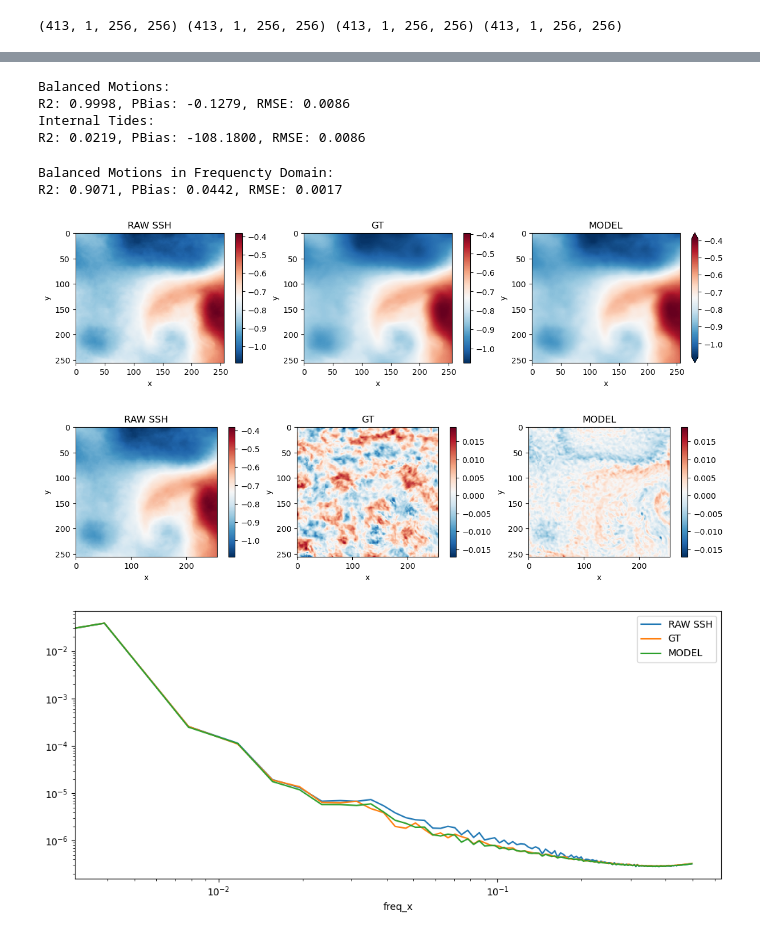
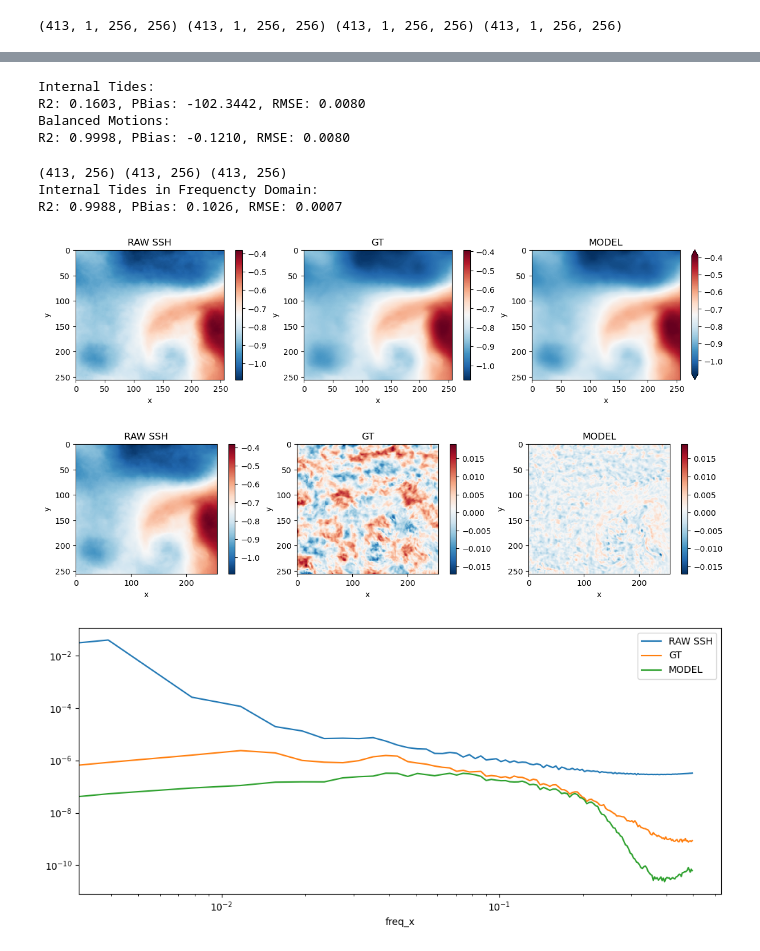
Before and after one commit to smhassanerfani/leap_momentum, a Jupyter notebook: 06-CNN.ipynb, the cells around one changed output, grey strips where cells are left out. Cells and saved outputs as stored; diff of their text form; code cells hidden in the pictures.

Commit message:
modified analysis on  frequency domain

```diff
--- a/06-CNN.ipynb
+++ b/06-CNN.ipynb
@@ -316,73 +297,74 @@ inps = inps * (dataset.transform_dict['inputs'][1] - dataset.transform_dict['inp
 tars1 = tars1 * (dataset.transform_dict['targets_bm'][1] - dataset.transform_dict['targets_bm'][0]) + dataset.transform_dict['targets_bm'][0]
 tars2 = tars2 * (dataset.transform_dict['targets_it'][1] - dataset.transform_dict['targets_it'][0]) + dataset.transform_dict['targets_it'][0]
 
-gens1 = gens1 * (dataset.transform_dict['targets_bm'][1] - dataset.transform_dict['targets_bm'][0]) + dataset.transform_dict['targets_bm'][0]
+gens1 = gens1 * (dataset.transform_dict['targets_it'][1] - dataset.transform_dict['targets_it'][0]) + dataset.transform_dict['targets_it'][0]
 
 gens2 = inps - gens1
 # %%
-r2 = r2_score(tars1.reshape(413, -1), gens1.reshape(413, -1))
-mse = mean_squared_error(tars1.reshape(413, -1), gens1.reshape(413, -1), squared=False)
-pbias = 100 * np.sum(gens1 - tars1) / np.sum(tars1)
+r2 = r2_score(tars2.reshape(413, -1), gens1.reshape(413, -1))
+mse = mean_squared_error(tars2.reshape(413, -1), gens1.reshape(413, -1), squared=False)
+pbias = 100 * np.sum(gens1 - tars2) / np.sum(tars2)
+
+print('Internal Tides:')
+print(f'R2: {r2:.4f}, PBias: {pbias:.4f}, RMSE: {mse:.4f}')
+
+r2 = r2_score(tars1.reshape(413, -1), gens2.reshape(413, -1))
+mse = mean_squared_error(tars1.reshape(413, -1), gens2.reshape(413, -1), squared=False)
+pbias = 100 * np.sum(gens2 - tars1) / np.sum(tars1)
 
 print('Balanced Motions:')
 print(f'R2: {r2:.4f}, PBias: {pbias:.4f}, RMSE: {mse:.4f}')
-
-r2 = r2_score(tars2.reshape(413, -1), gens2.reshape(413, -1))
-mse = mean_squared_error(tars2.reshape(413, -1), gens2.reshape(413, -1), squared=False)
-pbias = 100 * np.sum(gens2 - tars2) / np.sum(tars2)
-
-print('Internal Tides:')
-print(f'R2: {r2:.4f}, PBias: {pbias:.4f}, RMSE: {mse:.4f}')
 # %% [output]
+Internal Tides:
+R2: 0.1603, PBias: -102.3442, RMSE: 0.0080
 Balanced Motions:
-R2: 0.9998, PBias: -0.1279, RMSE: 0.0086
-Internal Tides:
-R2: 0.0219, PBias: -108.1800, RMSE: 0.0086
+R2: 0.9998, PBias: -0.1210, RMSE: 0.0080
 # %%
 da_rw = xr.DataArray(inps.squeeze(), dims=['z', 'x', 'y'])
 da_gt = xr.DataArray(tars1.squeeze(), dims=['z', 'x', 'y'])
-da_gn = xr.DataArray(gens1.squeeze(), dims=['z', 'x', 'y'])
+da_gn = xr.DataArray(gens2.squeeze(), dims=['z', 'x', 'y'])
 
-ps_rw = xrft.power_spectrum(da_rw, 'x', window='hamming').rename('rw').values
-ps_gt = xrft.power_spectrum(da_gt, 'x', window='hamming').rename('gt').values
-ps_gn = xrft.power_spectrum(da_gn, 'x', window='hamming').rename('gn').values
+ps_rw = xrft.power_spectrum(da_rw, 'x', window='hamming').mean('y').values
+ps_gt = xrft.power_spectrum(da_gt, 'x', window='hamming').mean('y').values
+ps_gn = xrft.power_spectrum(da_gn, 'x', window='hamming').mean('y').values
 
-r2 = r2_score(ps_gt.reshape(413, -1), ps_gn.reshape(413, -1))
-mse = mean_squared_error(ps_gt.reshape(413, -1), ps_gn.reshape(413, -1), squared=False)
+r2 = r2_score(ps_gt, ps_gn)
+mse = mean_squared_error(ps_gt, ps_gn, squared=False)
 pbias = 100 * np.sum(ps_gt - ps_gn) / np.sum(ps_gt)
 
-print('Balanced Motions in Frequencty Domain:')
+print('Internal Tides in Frequencty Domain:')
 print(f'R2: {r2:.4f}, PBias: {pbias:.4f}, RMSE: {mse:.4f}')
 # %% [output]
-Balanced Motions in Frequencty Domain:
-R2: 0.9071, PBias: 0.0442, RMSE: 0.0017
+(413, 256) (413, 256) (413, 256)
+Internal Tides in Frequencty Domain:
+R2: 0.9988, PBias: 0.1026, RMSE: 0.0007
 # %%
 idx = 10
-plot_examples(inps[idx], tars1[idx], gens1[idx])
-plot_examples(inps[idx], tars2[idx], gens2[idx])
+plot_examples(inps[idx], tars1[idx], gens2[idx])
+plot_examples(inps[idx], tars2[idx], gens1[idx])
 # %% [output]
 [figure]
-[figure, old version]
+[figure, new version]
 # %%
 fig, ax = plt.subplots(figsize=(12, 5))
 
 da_rw = xr.DataArray(inps[idx].squeeze(), dims=['x', 'y'])
-da_gt = xr.DataArray(tars1[idx].squeeze(), dims=['x', 'y'])
+da_gt = xr.DataArray(tars2[idx].squeeze(), dims=['x', 'y'])
 da_gn = xr.DataArray(gens1[idx].squeeze(), dims=['x', 'y'])
 
 
 ps_rw = xrft.power_spectrum(da_rw, 'x', window='hamming').rename('rw')
 ps_gt = xrft.power_spectrum(da_gt, 'x', window='hamming').rename('gt')
 ps_gn = xrft.power_spectrum(da_gn, 'x', window='hamming').rename('gn')
 
 (ps_rw * ps_rw.freq_x).mean('y').plot(label='RAW SSH', ax=ax)
 (ps_gt * ps_gt.freq_x).mean('y').plot(label='GT', ax=ax)
 (ps_gn * ps_gn.freq_x).mean('y').plot(label='MODEL', ax=ax)
 
 plt.xscale('log')
 plt.yscale('log')
 
 plt.legend()
 plt.show()
 # %% [output]
-[figure, old version]
+[figure, new version]
```
Also changed, not shown: parts of 3 cells of this notebook.
